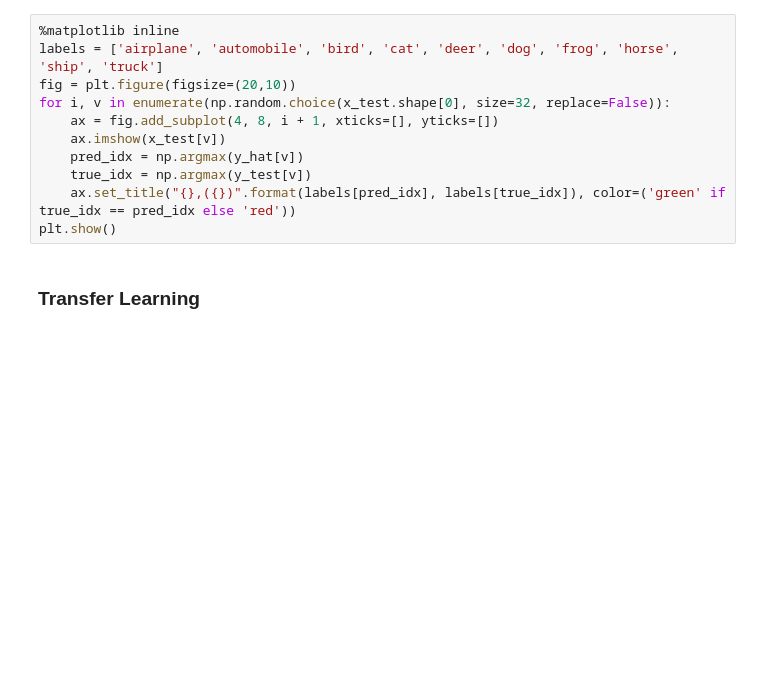
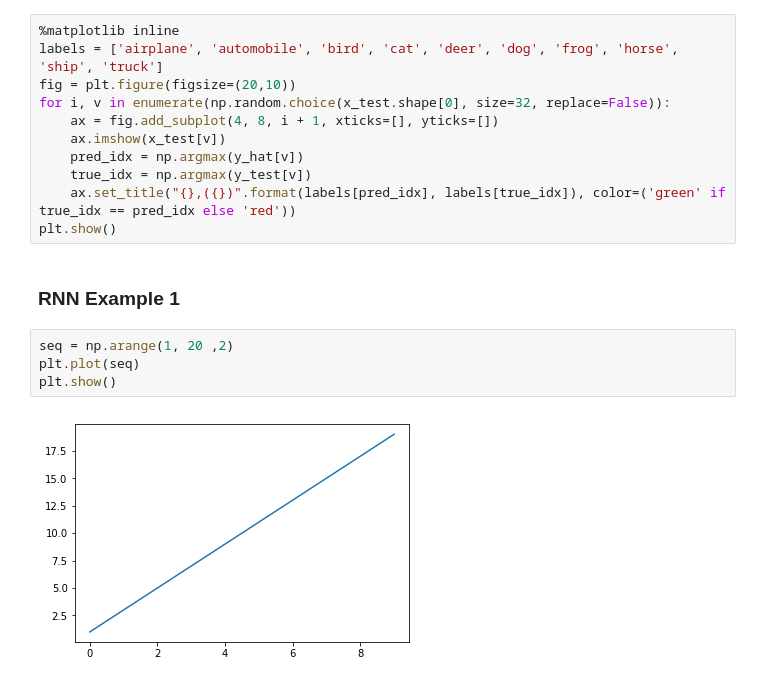
Before and after one commit to ksooklall/Artificial-Intelligence, a Jupyter notebook: Term_2/my_dog_ai.ipynb, the cells around one changed output. Cells and saved outputs as stored; diff of their text form; blank space fills up the shorter version.

Commit message:
added example_1 with basic rnn

```diff
--- a/Term_2/my_dog_ai.ipynb
+++ b/Term_2/my_dog_ai.ipynb
@@ -405,5 +407,11 @@ for i, v in enumerate(np.random.choice(x_test.shape[0], size=32, replace=False))
     true_idx = np.argmax(y_test[v])
     ax.set_title("{},({})".format(labels[pred_idx], labels[true_idx]), color=('green' if true_idx == pred_idx else 'red'))
 plt.show()
-# %% [markdown]
-### Transfer Learning
+# %% [markdown]
+### RNN Example 1
+# %%
+seq = np.arange(1, 20 ,2)
+plt.plot(seq)
+plt.show()
+# %% [output]
+[figure, added]
```
Also changed, not shown: parts of 8 cells of this notebook.
